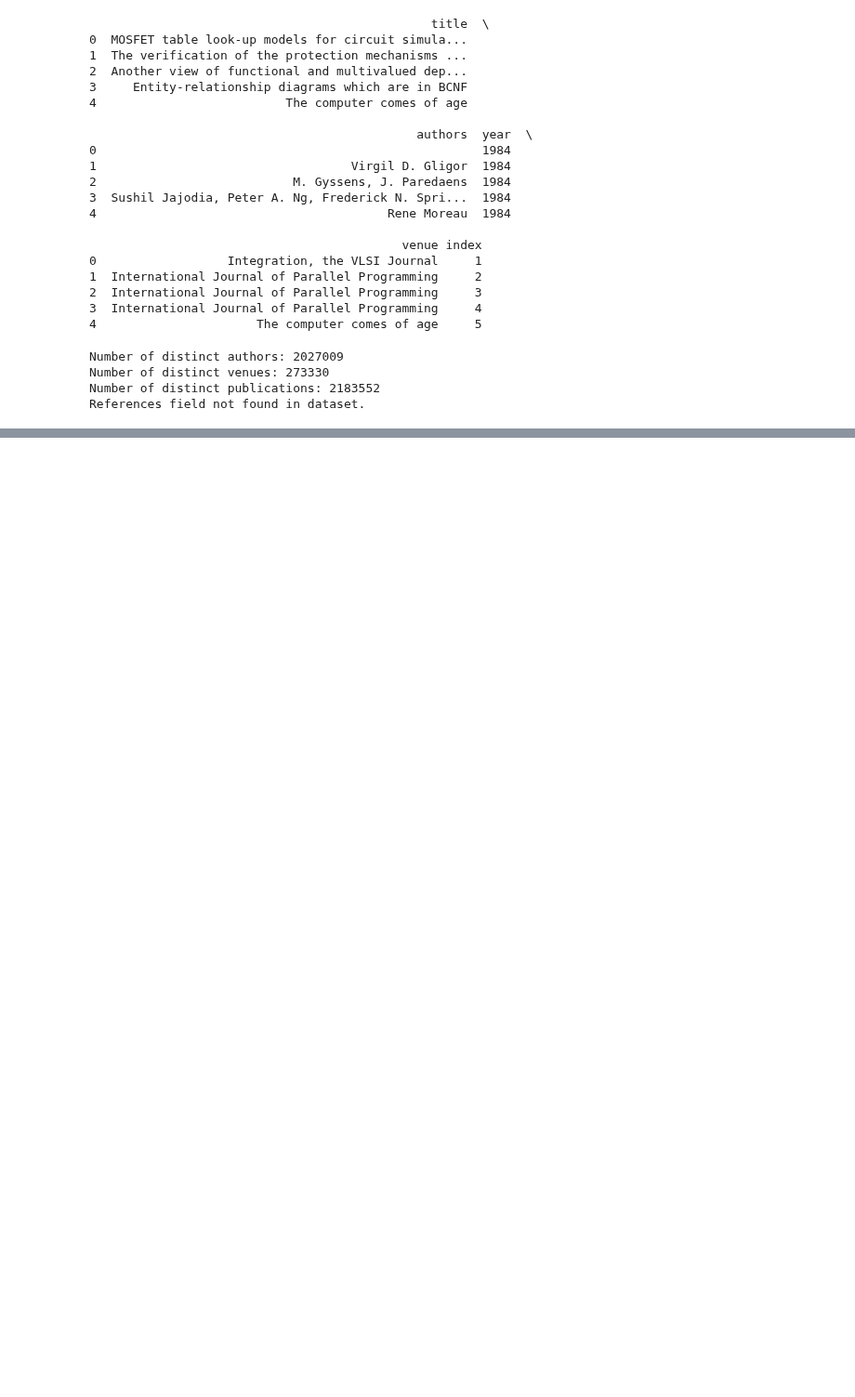
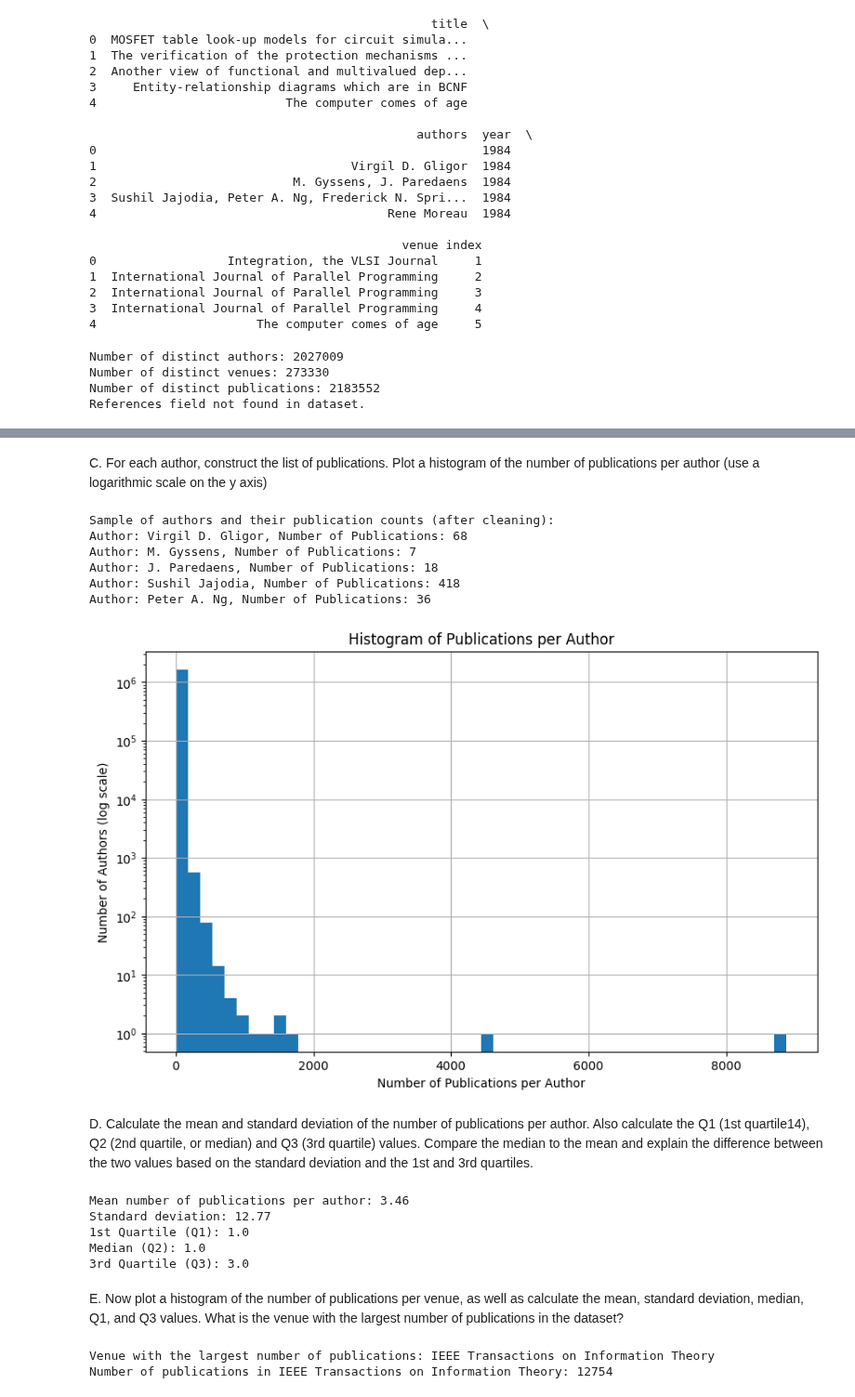
Before and after one commit to HalgasAdrian/CS5230-Coursework, a Jupyter notebook: PA4 Q1.ipynb, the cells around one changed output, grey strips where cells are left out. Shown at 93% size. Saved outputs shown, nothing was run; the diff lists cells and outputs as text; code cells hidden in the pictures; blank space fills up the shorter version.

```diff
--- a/PA4 Q1.ipynb
+++ b/PA4 Q1.ipynb
@@ -120,0 +166,78 @@ References field not found in dataset.
+# %% [markdown]
+C. For each author, construct the list of publications. Plot a histogram of the number of publications per author (use a logarithmic scale on the y axis)
+# %%
+# Create a dictionary to store publications for each author
+author_publications = defaultdict(list)
+
+# Populate the dictionary
+for _, row in df.iterrows():
+    # Split authors by comma and strip whitespace, filter out empty strings
+    authors = [author.strip() for author in row['authors'].split(',') if author.strip()]
+    title = row['title']
+    for author in authors:
+        author_publications[author].append(title)
+
+# Example: Display the first few authors and their publication counts
+print("Sample of authors and their publication counts (after cleaning):")
+for author, publications in list(author_publications.items())[:5]:
+    print(f"Author: {author}, Number of Publications: {len(publications)}")
+# %% [output]
+Sample of authors and their publication counts (after cleaning):
+Author: Virgil D. Gligor, Number of Publications: 68
+Author: M. Gyssens, Number of Publications: 7
+Author: J. Paredaens, Number of Publications: 18
+Author: Sushil Jajodia, Number of Publications: 418
+Author: Peter A. Ng, Number of Publications: 36
+# %%
+# List of publication counts for each author
+publication_counts = [len(publications) for publications in author_publications.values()]
+# %%
+# Plot the histogram
+plt.figure(figsize=(10, 6))
+plt.hist(publication_counts, bins=50, log=True)
+plt.xlabel('Number of Publications per Author')
+plt.ylabel('Number of Authors (log scale)')
+plt.title('Histogram of Publications per Author')
+plt.grid(True)
+plt.show()
+# %% [output]
+[figure, added]
+# %% [markdown]
+D. Calculate the mean and standard deviation of the number of publications per author. Also calculate the Q1 (1st quartile14), Q2 (2nd quartile, or median) and Q3 (3rd quartile) values. Compare the median to the mean and explain the difference between the two values based on the standard deviation and the 1st and 3rd quartiles.
+# %%
+import numpy as np
+
+# Calculate statistics
+mean_publications = np.mean(publication_counts)
+std_dev_publications = np.std(publication_counts)
+q1 = np.percentile(publication_counts, 25)  # 1st quartile (25th percentile)
+median_publications = np.median(publication_counts)  # 2nd quartile (50th percentile)
+q3 = np.percentile(publication_counts, 75)  # 3rd quartile (75th percentile)
+
+# Print results
+print(f"Mean number of publications per author: {mean_publications:.2f}")
+print(f"Standard deviation: {std_dev_publications:.2f}")
+print(f"1st Quartile (Q1): {q1}")
+print(f"Median (Q2): {median_publications}")
+print(f"3rd Quartile (Q3): {q3}")
+# %% [output]
+Mean number of publications per author: 3.46
+Standard deviation: 12.77
+1st Quartile (Q1): 1.0
+Median (Q2): 1.0
+3rd Quartile (Q3): 3.0
+# %% [markdown]
+E. Now plot a histogram of the number of publications per venue, as well as calculate the mean, standard deviation, median, Q1, and Q3 values. What is the venue with the largest number of publications in the dataset?
+# %%
+# Calculate the number of publications per venue
+venue_publication_counts = df['venue'].value_counts()
+
+# Display the venue with the largest number of publications
+most_popular_venue = venue_publication_counts.idxmax()
+most_publications = venue_publication_counts.max()
+
+print(f"Venue with the largest number of publications: {most_popular_venue}")
+print(f"Number of publications in {most_popular_venue}: {most_publications}")
+# %% [output]
+Venue with the largest number of publications: IEEE Transactions on Information Theory
+Number of publications in IEEE Transactions on Information Theory: 12754
```
Also changed, not shown: parts of 7 cells of this notebook.
